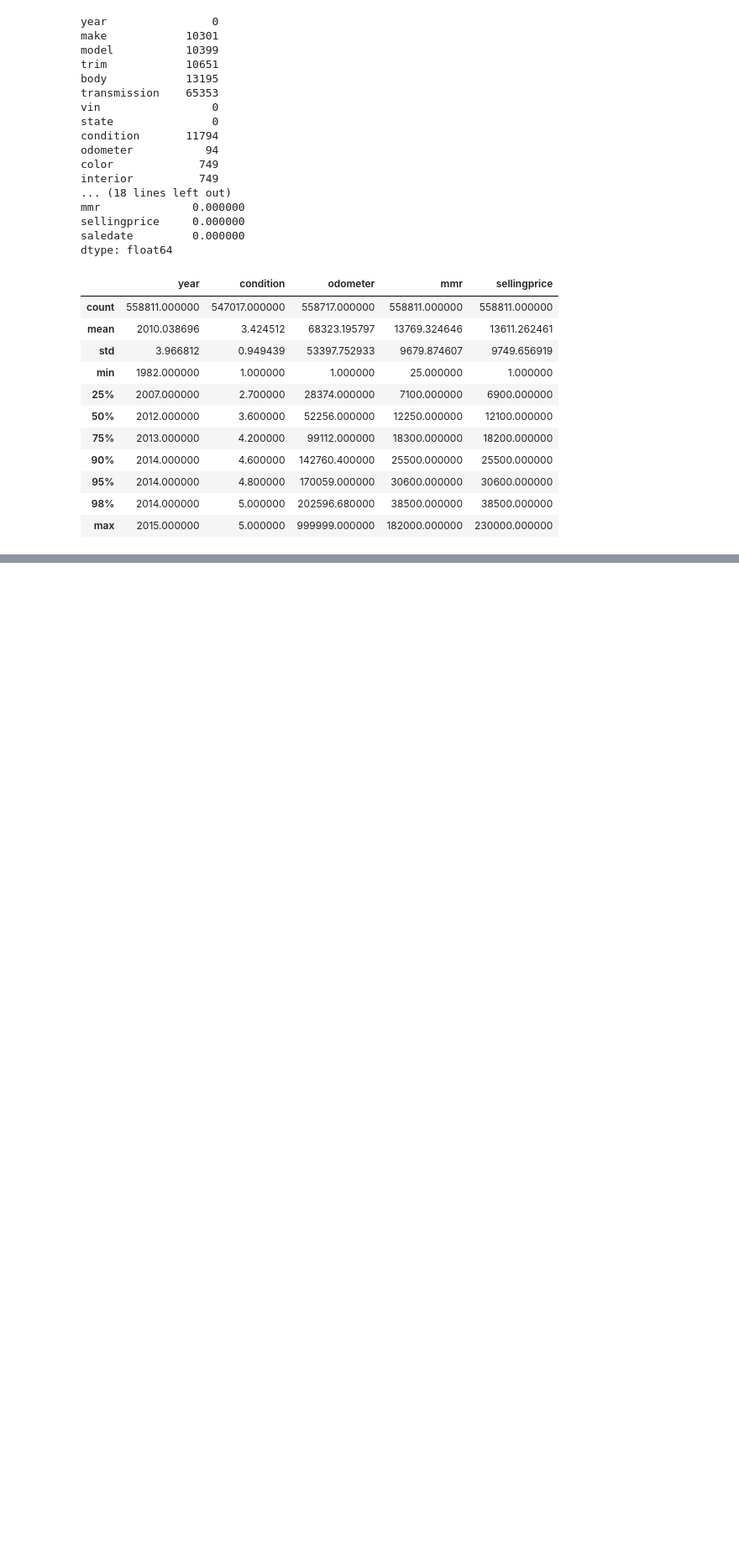
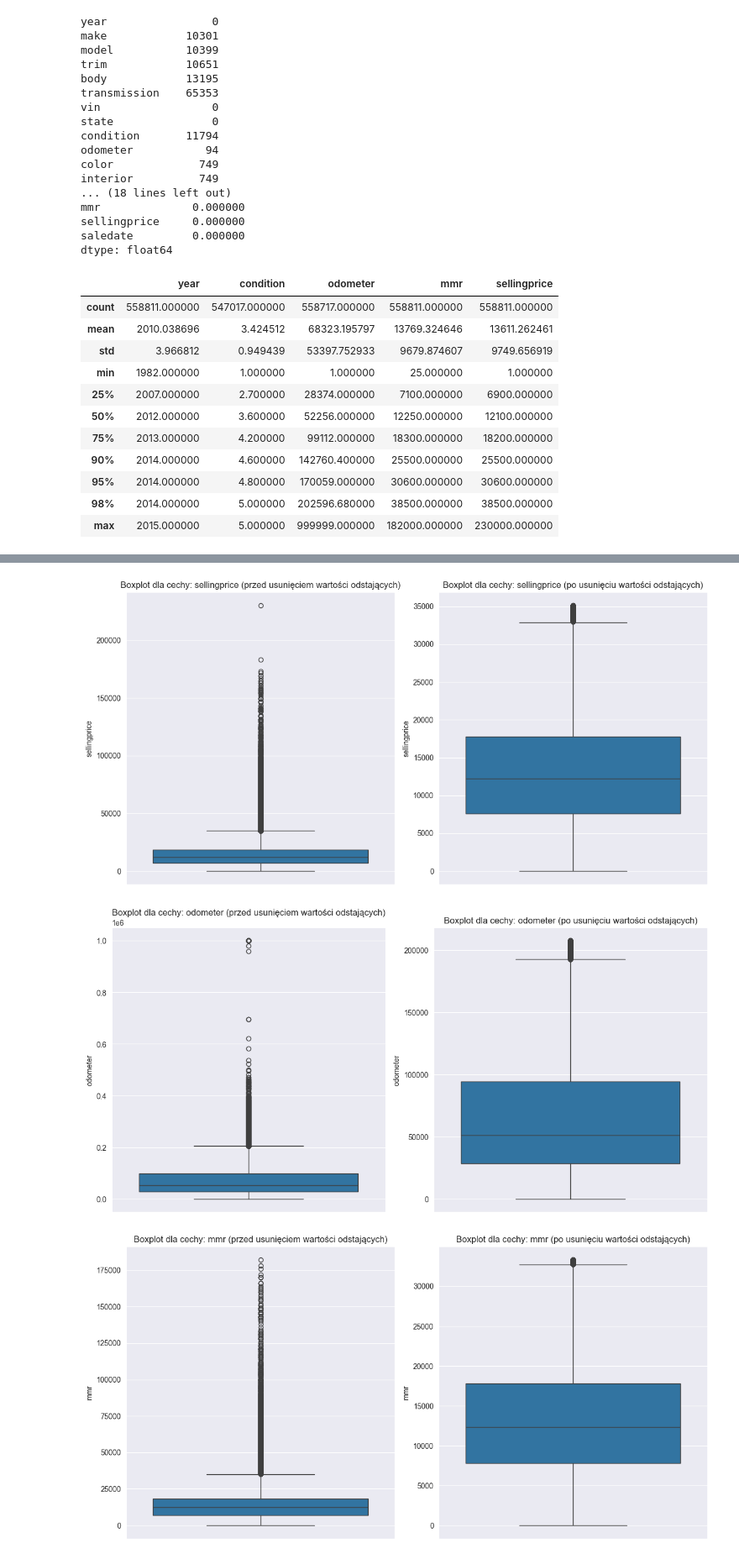
Before and after one commit to RafMat159/MOW_II_Projekt_I, a Jupyter notebook: Used _Car_Auction_Prices_1.ipynb, the cells around one changed output, grey strips where cells are left out. Shown at 84% size. Drawn from its saved outputs; the diff is of its cells as text; code cells hidden in the pictures; blank space fills up the shorter version.

```diff
--- a/Used _Car_Auction_Prices_1.ipynb
+++ b/Used _Car_Auction_Prices_1.ipynb
@@ -111,0 +141,34 @@ non_nums.describe()
+# %%
+def remove_outliers(df, column):
+    Q1 = df[column].quantile(0.25)
+    Q3 = df[column].quantile(0.75)
+    IQR = Q3 - Q1
+    lower_bound = Q1 - 1.5 * IQR
+    upper_bound = Q3 + 1.5 * IQR
+    return df[(df[column] >= lower_bound) & (df[column] <= upper_bound)]
+# %%
+num_columns = ['sellingprice', 'odometer', 'mmr', 'year', 'condition']
+
+# Usuwanie wartości odstających dla każdej zmiennej numerycznej
+nums_clean = nums.copy()
+for column in num_columns:
+    nums_clean = remove_outliers(nums_clean, column)
+# %%
+def show_separate_boxplot(data,data_clean,num_columns):
+    for column in num_columns:
+        fig, axes = plt.subplots(1, 2, figsize=(12, 6))
+
+        sns.boxplot(y=data[column], ax=axes[0])
+        axes[0].set_title(f'Boxplot dla cechy: {column} (przed usunięciem wartości odstających)')
+
+        sns.boxplot(y=data_clean[column], ax=axes[1])
+        axes[1].set_title(f'Boxplot dla cechy: {column} (po usunięciu wartości odstających)')
+
+        plt.tight_layout()
+        plt.show()
+# %%
+show_separate_boxplot(nums,nums_clean,num_columns)
+# %% [output]
+[figure, added]
+[figure, added]
+[figure, added]
```
Also changed, not shown: parts of 35 cells of this notebook.
